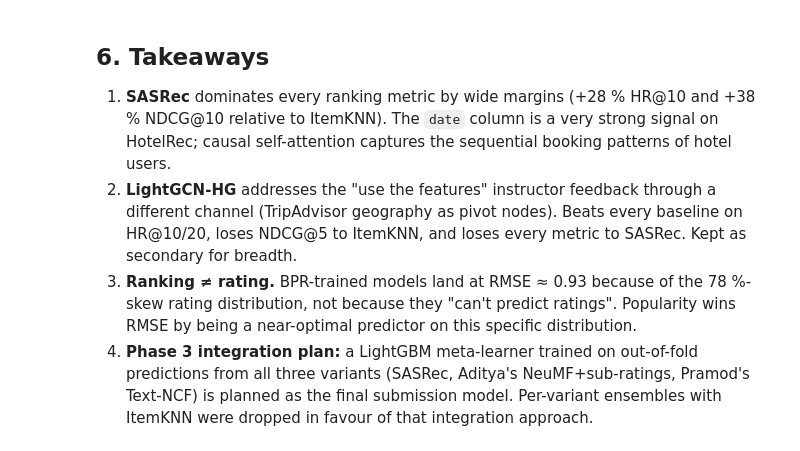
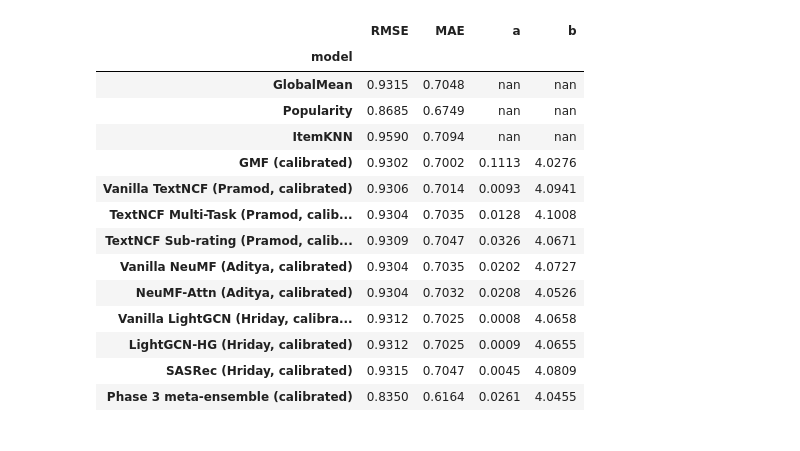
Before and after one commit to AdityaHegde712/RecSysProject, a Jupyter notebook: notebooks/05_ensemble_and_summary.ipynb, the cells around one changed output. Saved outputs shown, nothing was run; the diff lists cells and outputs as text; code cells hidden in the pictures.

```diff
--- a/notebooks/05_ensemble_and_summary.ipynb
+++ b/notebooks/05_ensemble_and_summary.ipynb
@@ -197,20 +159,47 @@ else:
-# %% [markdown]
-## 6. Takeaways
-
-1. **SASRec** dominates every ranking metric by wide margins (+28 % HR@10
-   and +38 % NDCG@10 relative to ItemKNN). The `date` column is a very
-   strong signal on HotelRec; causal self-attention captures the
-   sequential booking patterns of hotel users.
-2. **LightGCN-HG** addresses the "use the features" instructor feedback
-   through a different channel (TripAdvisor geography as pivot nodes).
-   Beats every baseline on HR@10/20, loses NDCG@5 to ItemKNN, and loses
-   every metric to SASRec. Kept as secondary for breadth.
-3. **Ranking ≠ rating.** BPR-trained models land at RMSE ≈ 0.93 because
-   of the 78 %-skew rating distribution, not because they "can't predict
-   ratings". Popularity wins RMSE by being a near-optimal predictor on
-   this specific distribution.
-4. **Phase 3 integration plan:** a LightGBM meta-learner trained on
-   out-of-fold predictions from all three variants (SASRec, Aditya's
-   NeuMF+sub-ratings, Pramod's Text-NCF) is planned as the final
-   submission model. Per-variant ensembles with ItemKNN were dropped
-   in favour of that integration approach.
+# %%
+rrows = []
+rb = load_json(R / "baselines" / "rating_metrics_20core.json") or {}
+for n in ("GlobalMean", "Popularity", "ItemKNN"):
+    if n in rb:
+        rrows.append({"model": n, "RMSE": rb[n]["rmse"], "MAE": rb[n]["mae"], "a": np.nan, "b": np.nan})
+
+def add_calibrated(label, d, rmse_key="rmse_calibrated", mae_key="mae_calibrated"):
+    if d is None: return
+    rrows.append({
+        "model": label,
+        "RMSE":  d.get(rmse_key, d.get("rmse")),
+        "MAE":   d.get(mae_key,  d.get("mae")),
+        "a":     d.get("calibration_a", np.nan),
+        "b":     d.get("calibration_b", np.nan),
+    })
+
+add_calibrated("GMF (calibrated)",                       load_json(R / "gmf"               / "rating_metrics.json"))
+add_calibrated("Vanilla TextNCF (Pramod, calibrated)",   load_json(R / "text_ncf"          / "rating_metrics.json"))
+add_calibrated("TextNCF Multi-Task (Pramod, calibrated)",load_json(R / "text_ncf_mt"       / "rating_metrics.json"))
+add_calibrated("TextNCF Sub-rating (Pramod, calibrated)",load_json(R / "text_ncf_subrating"/ "rating_metrics.json"))
+add_calibrated("Vanilla NeuMF (Aditya, calibrated)",     load_json(R / "neumf_vanilla"     / "rating_metrics_gmf64_mlp64.json"))
+add_calibrated("NeuMF-Attn (Aditya, calibrated)",        load_json(R / "neumf_attn"        / "rating_metrics_gmf64_mlp64.json"))
+add_calibrated("Vanilla LightGCN (Hriday, calibrated)",  load_json(R / "lightgcn_hg"       / "rating_metrics_L1_d256_none.json"))
+add_calibrated("LightGCN-HG (Hriday, calibrated)",       load_json(R / "lightgcn_hg"       / "rating_metrics_L1_d256_grc.json"))
+add_calibrated("SASRec (Hriday, calibrated)",            load_json(R / "sasrec"            / "rating_metrics_d128_L2.json"))
+add_calibrated("Phase 3 meta-ensemble (calibrated)",     load_json(R / "phase3_meta"       / "rating_metrics.json"))
+
+rdf = pd.DataFrame(rrows).set_index("model")
+rdf.style.format({"RMSE": "{:.4f}", "MAE": "{:.4f}", "a": "{:.4f}", "b": "{:.4f}"})\
+       .background_gradient(cmap="Greens_r", subset=["RMSE"])
+# %% [output]
+|  | RMSE | MAE | a | b |
+| model |  |  |  |  |
+| GlobalMean | 0.9315 | 0.7048 | nan | nan |
+| Popularity | 0.8685 | 0.6749 | nan | nan |
+| ItemKNN | 0.9590 | 0.7094 | nan | nan |
+| GMF (calibrated) | 0.9302 | 0.7002 | 0.1113 | 4.0276 |
+| Vanilla TextNCF (Pramod, calibrated) | 0.9306 | 0.7014 | 0.0093 | 4.0941 |
+| TextNCF Multi-Task (Pramod, calib... | 0.9304 | 0.7035 | 0.0128 | 4.1008 |
+| TextNCF Sub-rating (Pramod, calib... | 0.9309 | 0.7047 | 0.0326 | 4.0671 |
+| Vanilla NeuMF (Aditya, calibrated) | 0.9304 | 0.7035 | 0.0202 | 4.0727 |
+| NeuMF-Attn (Aditya, calibrated) | 0.9304 | 0.7032 | 0.0208 | 4.0526 |
+| Vanilla LightGCN (Hriday, calibra... | 0.9312 | 0.7025 | 0.0008 | 4.0658 |
+| LightGCN-HG (Hriday, calibrated) | 0.9312 | 0.7025 | 0.0009 | 4.0655 |
+| SASRec (Hriday, calibrated) | 0.9315 | 0.7047 | 0.0045 | 4.0809 |
+| Phase 3 meta-ensemble (calibrated) | 0.8350 | 0.6164 | 0.0261 | 4.0455 |
```
Also changed, not shown: parts of 22 cells of this notebook, 1 other file.
